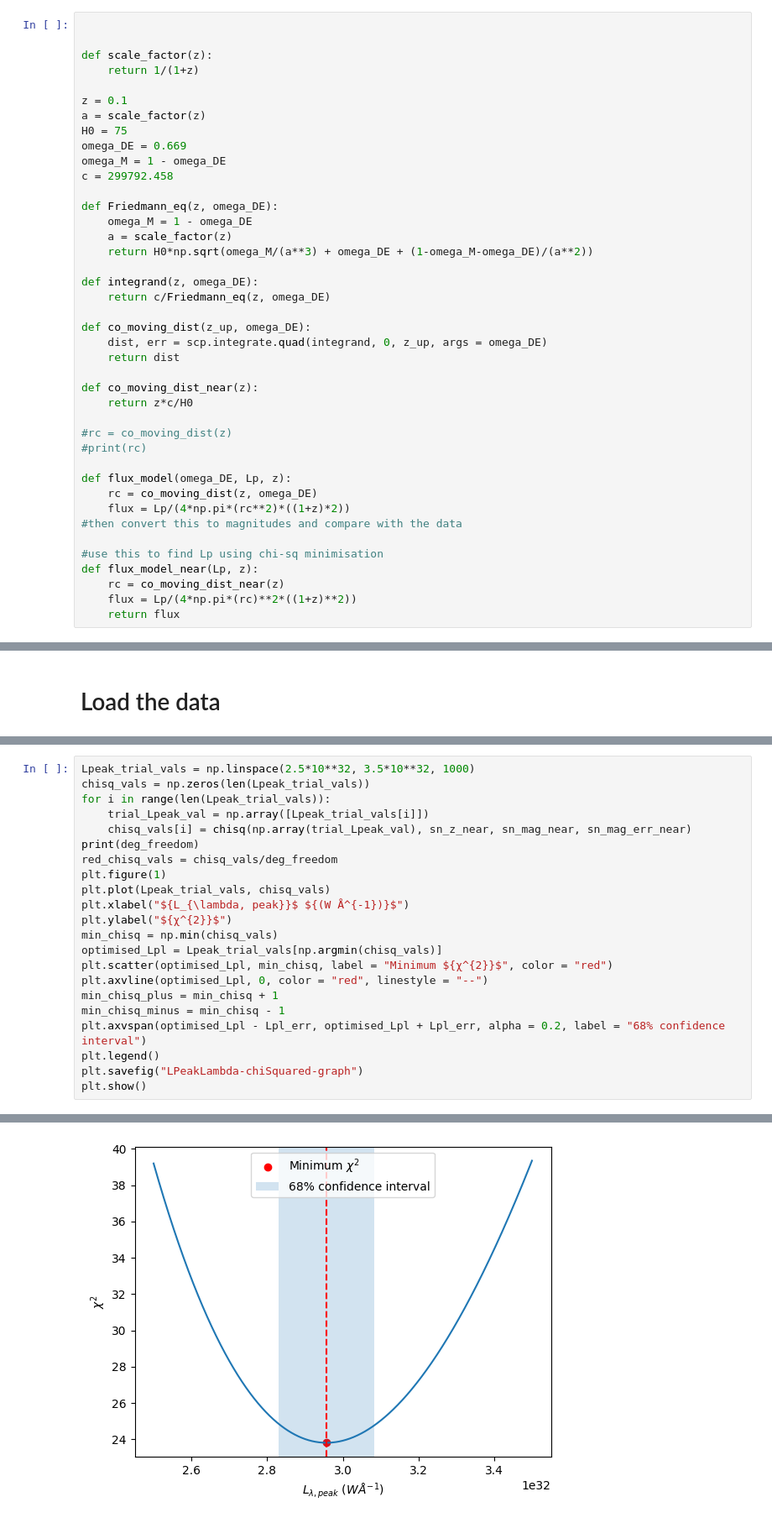
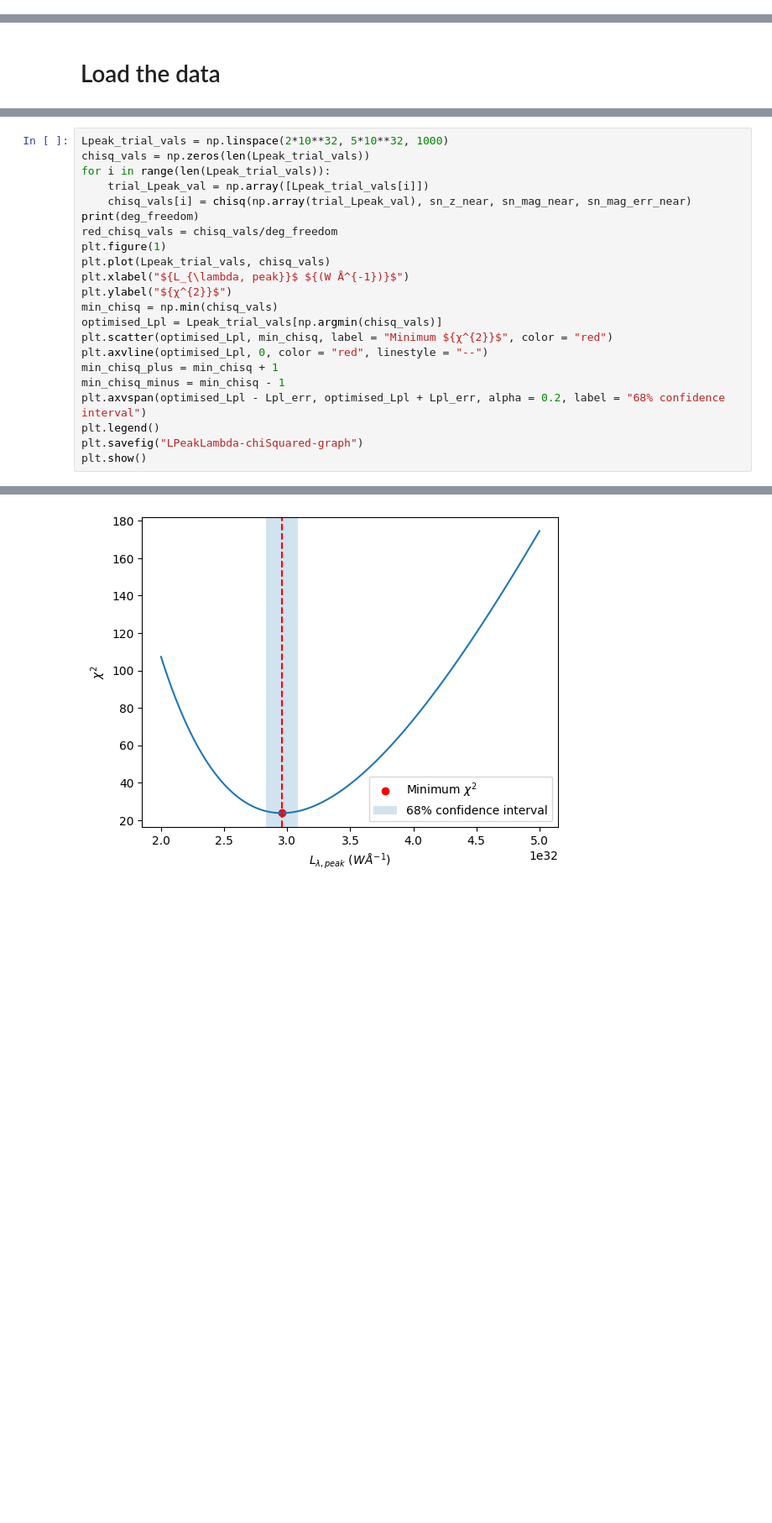
Before and after one commit to LightningMinion/Supernova-Cosmology, a Jupyter notebook: main-code.ipynb, the cells around one changed output, grey strips where cells are left out. Shown: that part at 84% size. Cells and saved outputs as stored; diff of their text form; blank space fills up the shorter version.

```diff
--- a/main-code.ipynb
+++ b/main-code.ipynb
@@ -14,41 +11,0 @@ H0 = 75
-# %%
-
-
-def scale_factor(z):
-    return 1/(1+z)
-
-z = 0.1
-a = scale_factor(z)
-H0 = 75
-omega_DE = 0.669
-omega_M = 1 - omega_DE
-c = 299792.458
-
-def Friedmann_eq(z, omega_DE):
-    omega_M = 1 - omega_DE
-    a = scale_factor(z)
-    return H0*np.sqrt(omega_M/(a**3) + omega_DE + (1-omega_M-omega_DE)/(a**2))
-
-def integrand(z, omega_DE):
-    return c/Friedmann_eq(z, omega_DE)
-
-def co_moving_dist(z_up, omega_DE):
-    dist, err = scp.integrate.quad(integrand, 0, z_up, args = omega_DE)
-    return dist
-
-def co_moving_dist_near(z):
-    return z*c/H0
-
-#rc = co_moving_dist(z)
-#print(rc)
-
-def flux_model(omega_DE, Lp, z):
-    rc = co_moving_dist(z, omega_DE)
-    flux = Lp/(4*np.pi*(rc**2)*((1+z)*2))
-#then convert this to magnitudes and compare with the data
-
-#use this to find Lp using chi-sq minimisation
-def flux_model_near(Lp, z):
-    rc = co_moving_dist_near(z)
-    flux = Lp/(4*np.pi*(rc)**2*((1+z)**2))
-    return flux
@@ -109,26 +74,26 @@ optimised parameter[0] = 2.9568069214936652e+32 +/- 1.2650797448988194e+31
 # %%
-Lpeak_trial_vals = np.linspace(2.5*10**32, 3.5*10**32, 1000)
+Lpeak_trial_vals = np.linspace(2*10**32, 5*10**32, 1000)
 chisq_vals = np.zeros(len(Lpeak_trial_vals))
 for i in range(len(Lpeak_trial_vals)):
     trial_Lpeak_val = np.array([Lpeak_trial_vals[i]])
     chisq_vals[i] = chisq(np.array(trial_Lpeak_val), sn_z_near, sn_mag_near, sn_mag_err_near)
 print(deg_freedom)
 red_chisq_vals = chisq_vals/deg_freedom
 plt.figure(1)
 plt.plot(Lpeak_trial_vals, chisq_vals)
 plt.xlabel("${L_{\lambda, peak}}$ ${(W Å^{-1})}$")
 plt.ylabel("${χ^{2}}$")
 min_chisq = np.min(chisq_vals)
 optimised_Lpl = Lpeak_trial_vals[np.argmin(chisq_vals)]
 plt.scatter(optimised_Lpl, min_chisq, label = "Minimum ${χ^{2}}$", color = "red")
 plt.axvline(optimised_Lpl, 0, color = "red", linestyle = "--")
 min_chisq_plus = min_chisq + 1
 min_chisq_minus = min_chisq - 1
 plt.axvspan(optimised_Lpl - Lpl_err, optimised_Lpl + Lpl_err, alpha = 0.2, label = "68% confidence interval")
 plt.legend()
 plt.savefig("LPeakLambda-chiSquared-graph")
 plt.show()
 # %% [output]
 17
-[figure, old version]
+[figure, new version]
 # %% [markdown]
```
Also changed, not shown: parts of 13 cells of this notebook, 1 other file.
